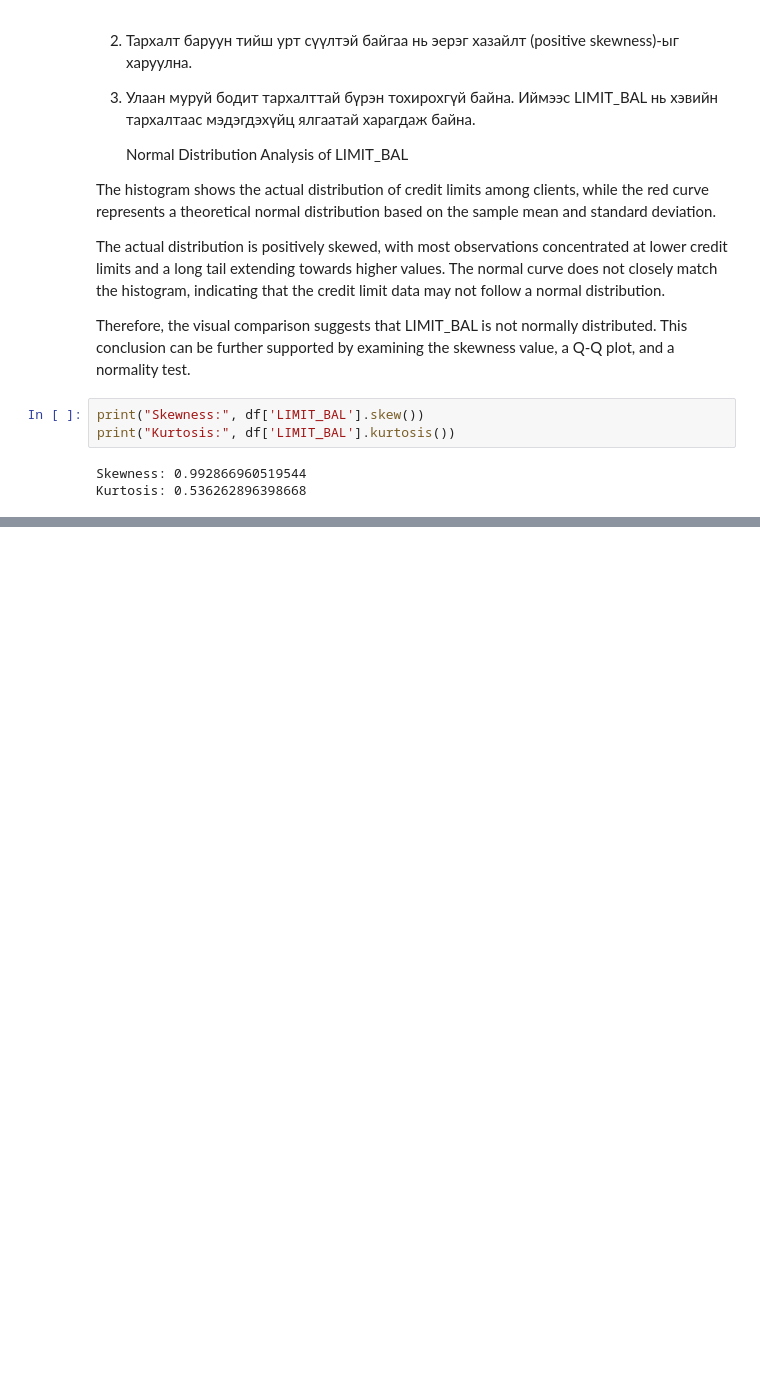
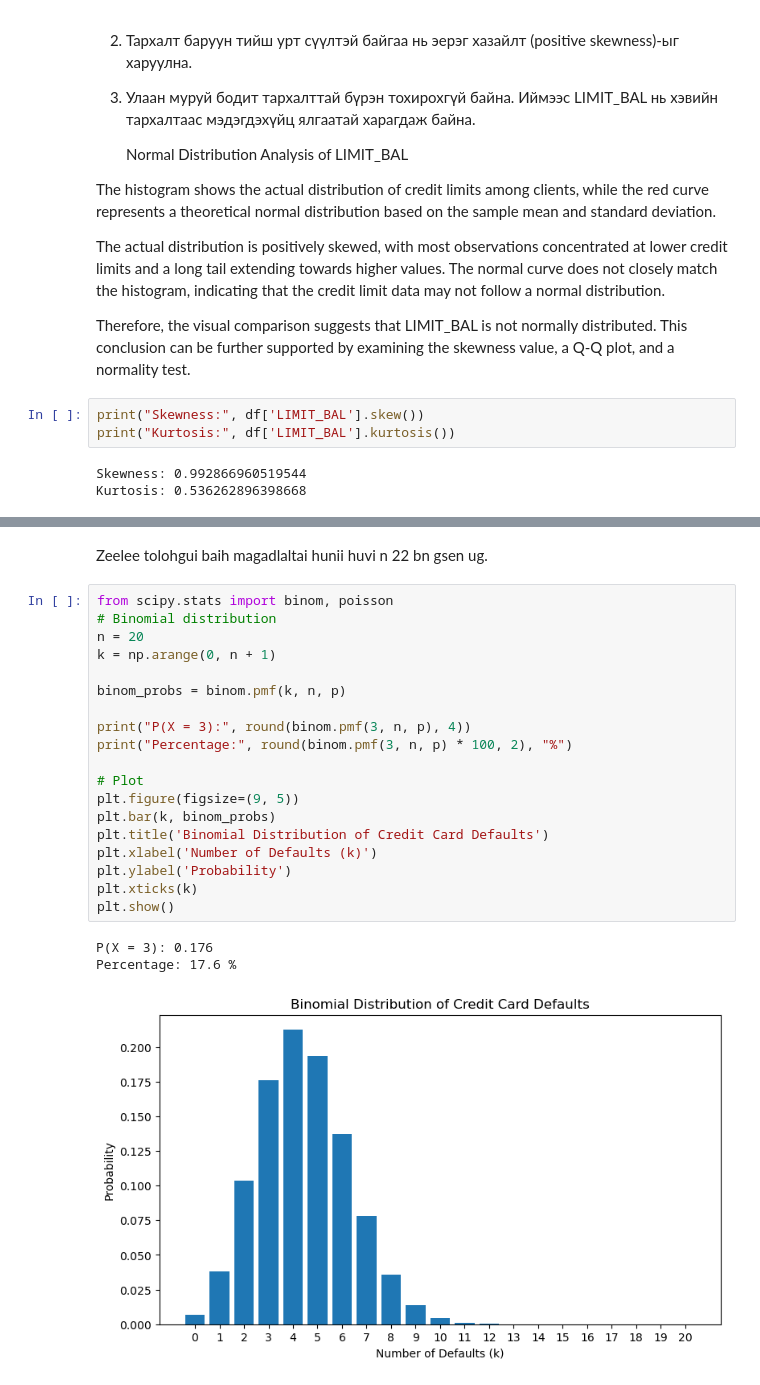
Before and after one commit to Erdenetuya610/Statistical-Tech-2026, a Jupyter notebook: Statistical Tech.ipynb, the cells around one changed output, grey strips where cells are left out. Cells and saved outputs as stored; diff of their text form; blank space fills up the shorter version.

```diff
--- a/Statistical Tech.ipynb
+++ b/Statistical Tech.ipynb
@@ -359,0 +421,25 @@ Kurtosis: 0.536262896398668
+# %% [markdown]
+Zeelee tolohgui baih magadlaltai hunii huvi n 22 bn gsen ug.
+# %%
+from scipy.stats import binom, poisson
+# Binomial distribution
+n = 20
+k = np.arange(0, n + 1)
+
+binom_probs = binom.pmf(k, n, p)
+
+print("P(X = 3):", round(binom.pmf(3, n, p), 4))
+print("Percentage:", round(binom.pmf(3, n, p) * 100, 2), "%")
+
+# Plot
+plt.figure(figsize=(9, 5))
+plt.bar(k, binom_probs)
+plt.title('Binomial Distribution of Credit Card Defaults')
+plt.xlabel('Number of Defaults (k)')
+plt.ylabel('Probability')
+plt.xticks(k)
+plt.show()
+# %% [output]
+P(X = 3): 0.176
+Percentage: 17.6 %
+[figure, added]
```
Also changed, not shown: parts of 7 cells of this notebook.
